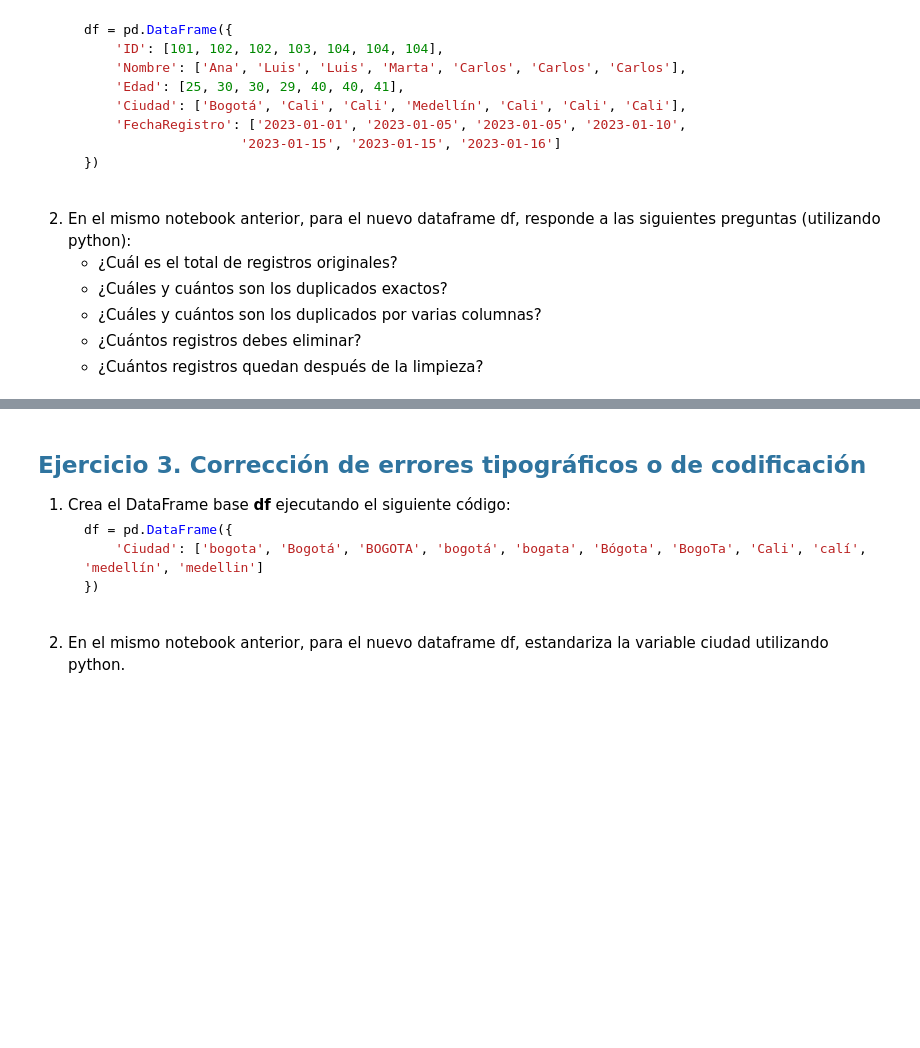
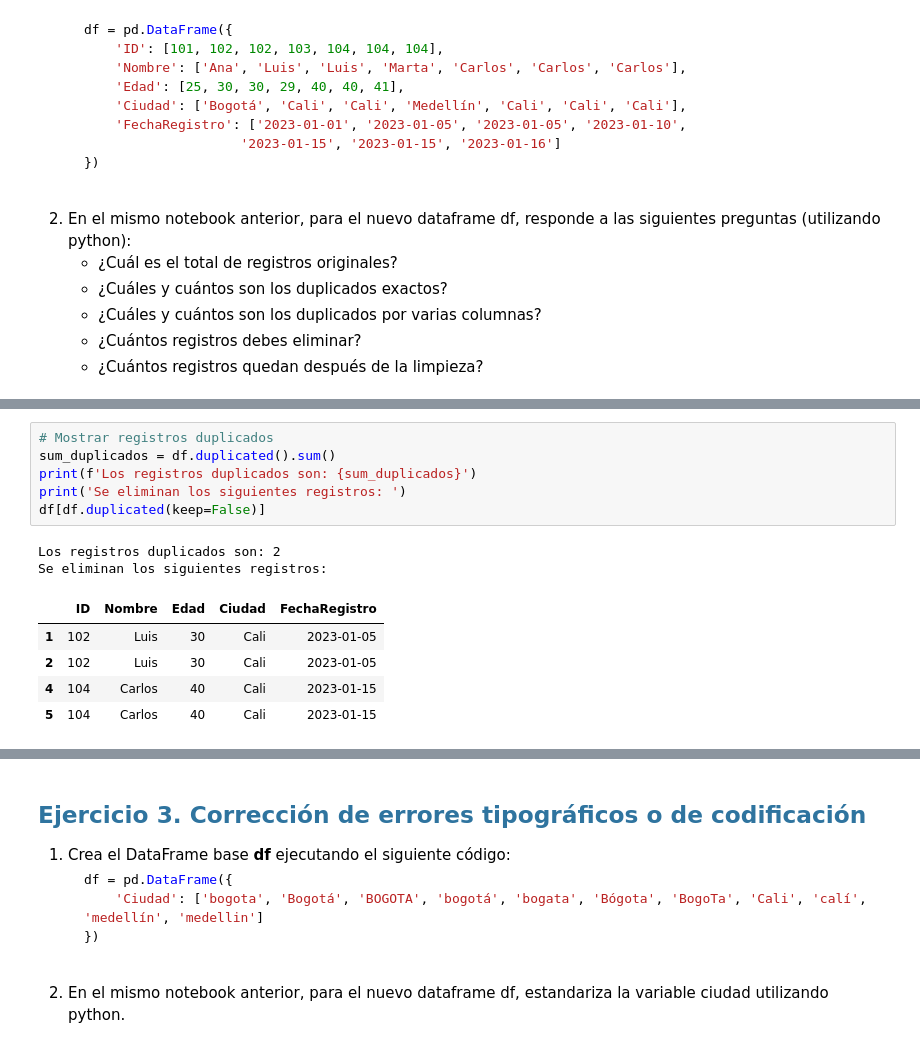
Before and after one commit to JulianCarvajal/BeatAnalytics, a Jupyter notebook: sesiones_practicas/sp_5_natalia_bernal_julian_carvajal.ipynb, the cells around one changed output, grey strips where cells are left out. Cells and saved outputs as stored; diff of their text form; blank space fills up the shorter version.

```diff
--- a/sesiones_practicas/sp_5_natalia_bernal_julian_carvajal.ipynb
+++ b/sesiones_practicas/sp_5_natalia_bernal_julian_carvajal.ipynb
@@ -102,0 +129,14 @@ See the caveats in the documentation: https://pandas.pydata.org/pandas-docs/stab
+# %%
+# Mostrar registros duplicados
+sum_duplicados = df.duplicated().sum()
+print(f'Los registros duplicados son: {sum_duplicados}')
+print('Se eliminan los siguientes registros: ')
+df[df.duplicated(keep=False)]
+# %% [output]
+Los registros duplicados son: 2
+Se eliminan los siguientes registros:
+|  | ID | Nombre | Edad | Ciudad | FechaRegistro |
+| 1 | 102 | Luis | 30 | Cali | 2023-01-05 |
+| 2 | 102 | Luis | 30 | Cali | 2023-01-05 |
+| 4 | 104 | Carlos | 40 | Cali | 2023-01-15 |
+| 5 | 104 | Carlos | 40 | Cali | 2023-01-15 |
```
Also changed, not shown: parts of 3 cells of this notebook.
